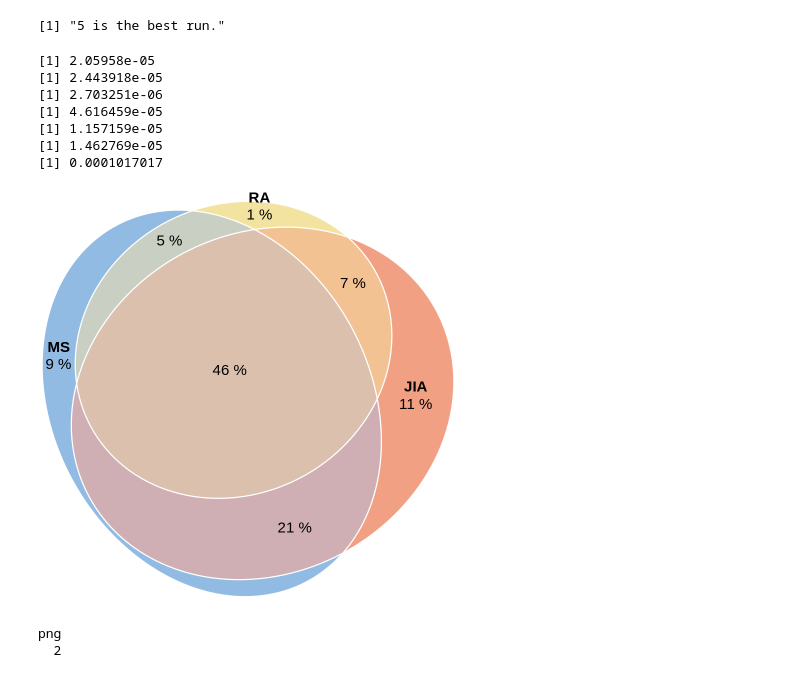
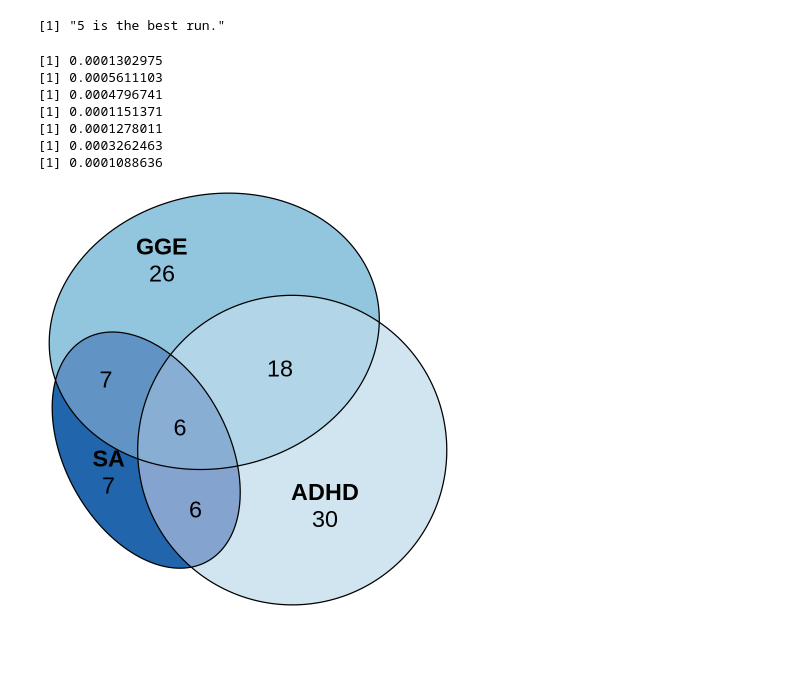
Before and after one commit to precimed/mix3r, a Jupyter notebook: euler.ipynb, the cells around one changed output. Drawn from its saved outputs; the diff is of its cells as text; code cells hidden in the pictures; blank space fills up the shorter version.

```diff
--- a/euler.ipynb
+++ b/euler.ipynb
@@ -2,13 +2,21 @@
 library(eulerr)
 library(data.table)
 # %%
-# scz_adhd_gge.parameters.csv
-# scz_adhd_cog.parameters.csv
-# th_adhd_gge.parameters.csv"
-fname <- "figures/ms_jia_ra_sep12.parameters.csv"
-labels <- c("MS", "JIA", "RA")
-outf <- "figures/ms_jia_ra_sep12.euler.png"
-colors <- c("#77AADD", "#EE8866", "#EEDD88")
+# figures/sa_adhd_gge.parameters.csv
+# figures/uc_ps_ms_sep12.parameters.csv
+fname <- "figures/sa_adhd_gge_sep12.parameters.csv"
+labels <- c("SA", "ADHD", "GGE")
+outf <- "figures/sa_adhd_gge_sep12.euler.model.draft"
+colors <- c('#2166AC', '#D1E5F0', '#92C5DE')
+# "#77AADD", "#EE8866", "#EEDD88" - bdbiobank_bdclinical_bdselfreport
+# "#77AADD", "#FFAABB", "#44BB99" - bdbiobank_bd1_bd2
+# "#332288", "#88CCEE", "#44AA99" - blues
+# "#CC6677", "#882255", "#AA4499" - reds
+# "#DDCC77", "#999933", "#117733" - yellow-greens
+# purple: "#D1BBD7", "#AE76A3", "#882E72"
+# blue: '#2166AC', '#D1E5F0', '#92C5DE'
+# green:  '#1B7837', '#D9F0D3', '#ACD39E'
+# red: '#B2182B', '#FDDBC7', '#F4A582'
 # #77AADD SCZ
 # #EE8866 ADHD
 # #EEDD88 GGE
@@ -54,36 +63,31 @@ print(p12)
 print(p13)
 print(p23)
 print(p123)
-factor = 10
-vec2plot = c("1"=factor*p1,"2"=factor*p2,"3"=factor*p3,"1&2"=factor*p12,"1&3"=factor*p13,"2&3"=factor*p23,"1&2&3"=factor*p123)
+total = p1 + p2 + p3 + p12 + p13 + p23 + p123
+factor = 100 / total
+vec2plot = c("1"=round(factor*p1,0),"2"=round(factor*p2,0),"3"=round(factor*p3,0),"1&2"=round(factor*p12,0),"1&3"=round(factor*p13,0),"2&3"=round(factor*p23,0),"1&2&3"=round(factor*p123,0))
 # %% [output]
-[1] 2.05958e-05
-[1] 2.443918e-05
-[1] 2.703251e-06
-[1] 4.616459e-05
-[1] 1.157159e-05
-[1] 1.462769e-05
-[1] 0.0001017017
+[1] 0.0001302975
+[1] 0.0005611103
+[1] 0.0004796741
+[1] 0.0001151371
+[1] 0.0001278011
+[1] 0.0003262463
+[1] 0.0001088636
 # %%
 fit <- euler(vec2plot, input="disjoint", shape="ellipse")
 # %%
 # Show, don't plot
+label_fontsize = 28
+number_fontsize = 28
+edge_lty = 1:1
+edge_color = "black"
+alpha = 1
 plot(fit,
-     fills = list(fill=colors, alpha=0.8),
-     labels = list(labels=labels, col="black", fontsize=18),
-     edges = list(col="white", lex=2),
-     quantities = list(type="percent", fontsize=18))
+     fills = list(fill=colors, alpha=alpha),
+     labels = list(labels=labels, col="black", fontsize=label_fontsize),
+     edges = list(col=edge_color, lex=2),
+     lty=edge_lty,
+     quantities = list(type="counts", cex=1, fontsize=number_fontsize))
 # %% [output]
-[figure, old version]
+[figure, new version]
-# %%
-# Plot
-png(filename=outf)
-plot(fit,
-     fills = list(fill=colors, alpha=1),
-     labels = list(labels=labels, col="black", fontsize=18),
-     edges = list(col="white", lex=2),
-     quantities = list(type="percent", fontsize=18))
-dev.off()
-# %% [output]
-png
-  2
```
Also changed, not shown: parts of 35 cells of this notebook.
